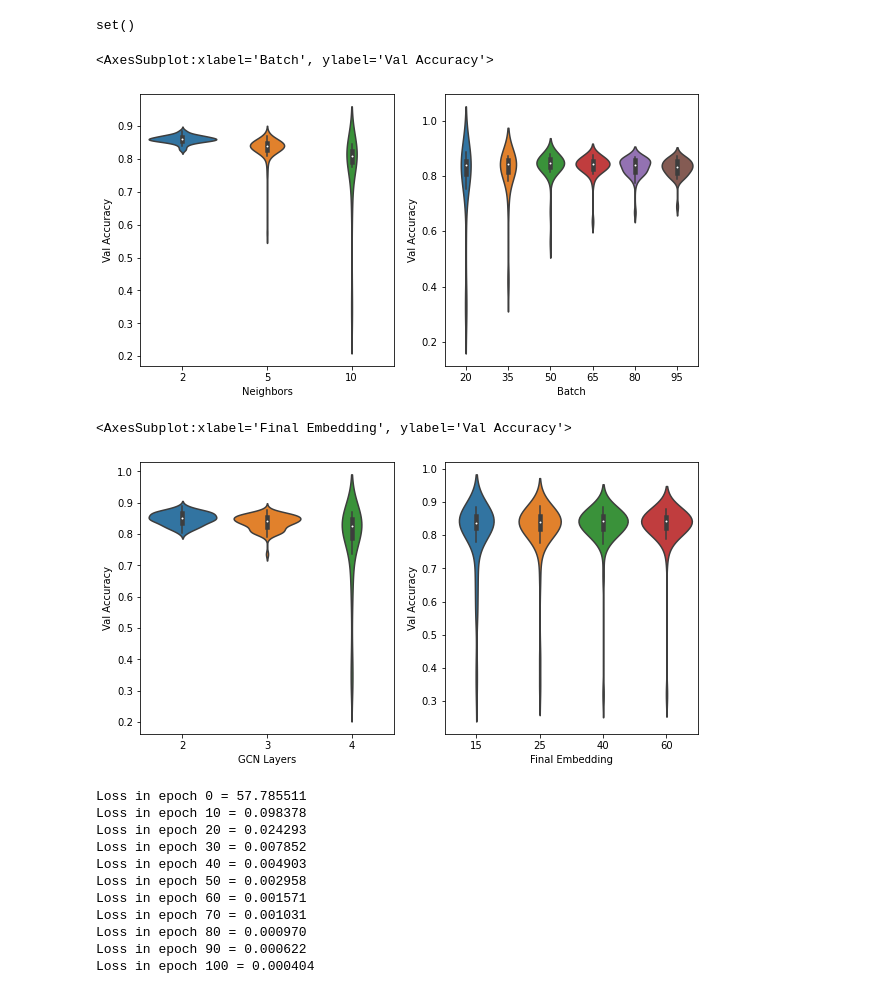
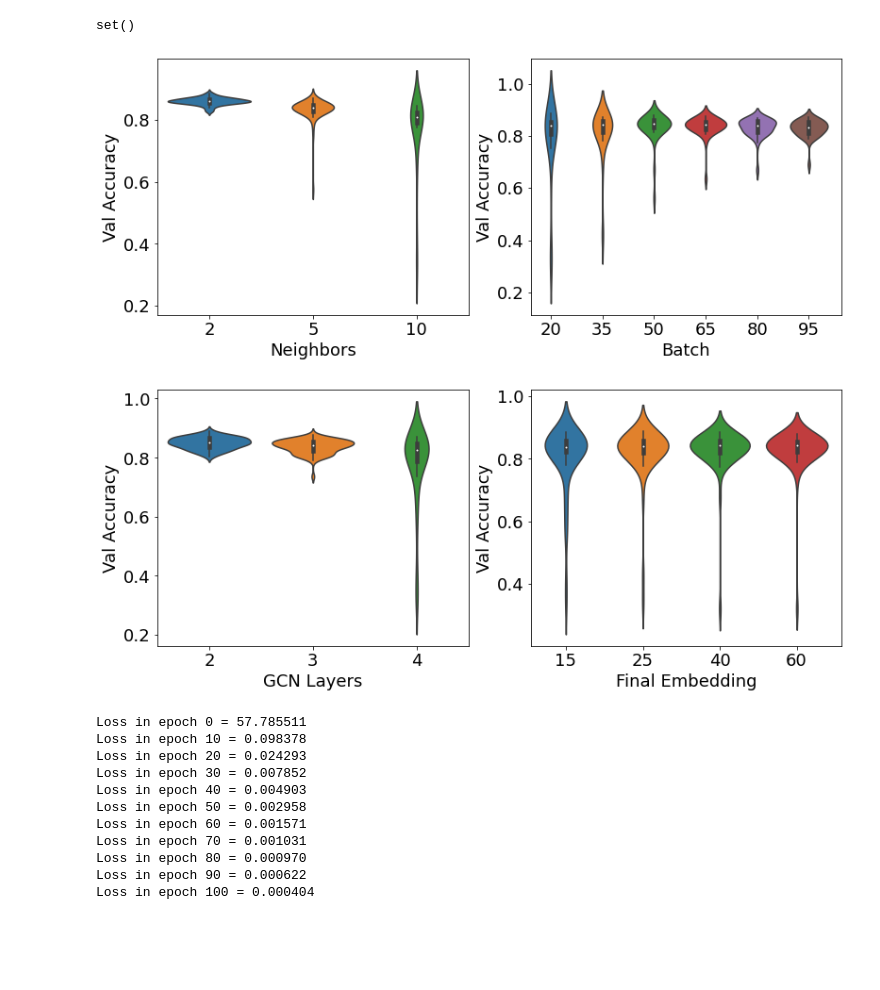
Before and after one commit to lewinsohndp/scSHARP, a Jupyter notebook: simulation_test_results.ipynb, the cells around one changed output. Saved outputs shown, nothing was run; the diff lists cells and outputs as text; code cells hidden in the pictures; blank space fills up the shorter version.

```diff
--- a/simulation_test_results.ipynb
+++ b/simulation_test_results.ipynb
@@ -34,19 +34,23 @@ set(range(1,217))-set(grid_results.index.to_numpy())
 # %% [output]
 set()
 # %%
-fig, axs = plt.subplots(1,2, figsize=(10, 5))
+fig, axs = plt.subplots(1,2, figsize=(13, 5))
 sns.violinplot(x=grid_results["Neighbors"], y=grid_results["Val Accuracy"], ax = axs[0])
 sns.violinplot(x=grid_results["Batch"], y=grid_results["Val Accuracy"], ax = axs[1])
+plt.plot()
+plt.savefig("figures/sim_0.7_param1.pdf", format="pdf", bbox_inches="tight")
+plt.show()
 # %% [output]
-<AxesSubplot:xlabel='Batch', ylabel='Val Accuracy'>
-[figure, old version]
+[figure, new version]
 # %%
-fig, axs = plt.subplots(1,2,figsize=(10, 5))
+fig, axs = plt.subplots(1,2,figsize=(13, 5))
 sns.violinplot(x=grid_results["GCN Layers"], y=grid_results["Val Accuracy"], ax = axs[0])
 sns.violinplot(x=grid_results["Final Embedding"], y=grid_results["Val Accuracy"], ax = axs[1])
+plt.plot()
+plt.savefig("figures/sim_0.7_param2.pdf", format="pdf", bbox_inches="tight")
+plt.show()
 # %% [output]
-<AxesSubplot:xlabel='Final Embedding', ylabel='Val Accuracy'>
-[figure, old version]
+[figure, new version]
 # %%
 data_folders = ["/home/groups/ConradLab/daniel/sharp_data/sharp_sims_test/splat_0.7_de_rq/"]
 tools = ["sctype","scsorter","scina", "singler", "scpred"]
```
Also changed, not shown: parts of 3 cells of this notebook, 10 other files.
